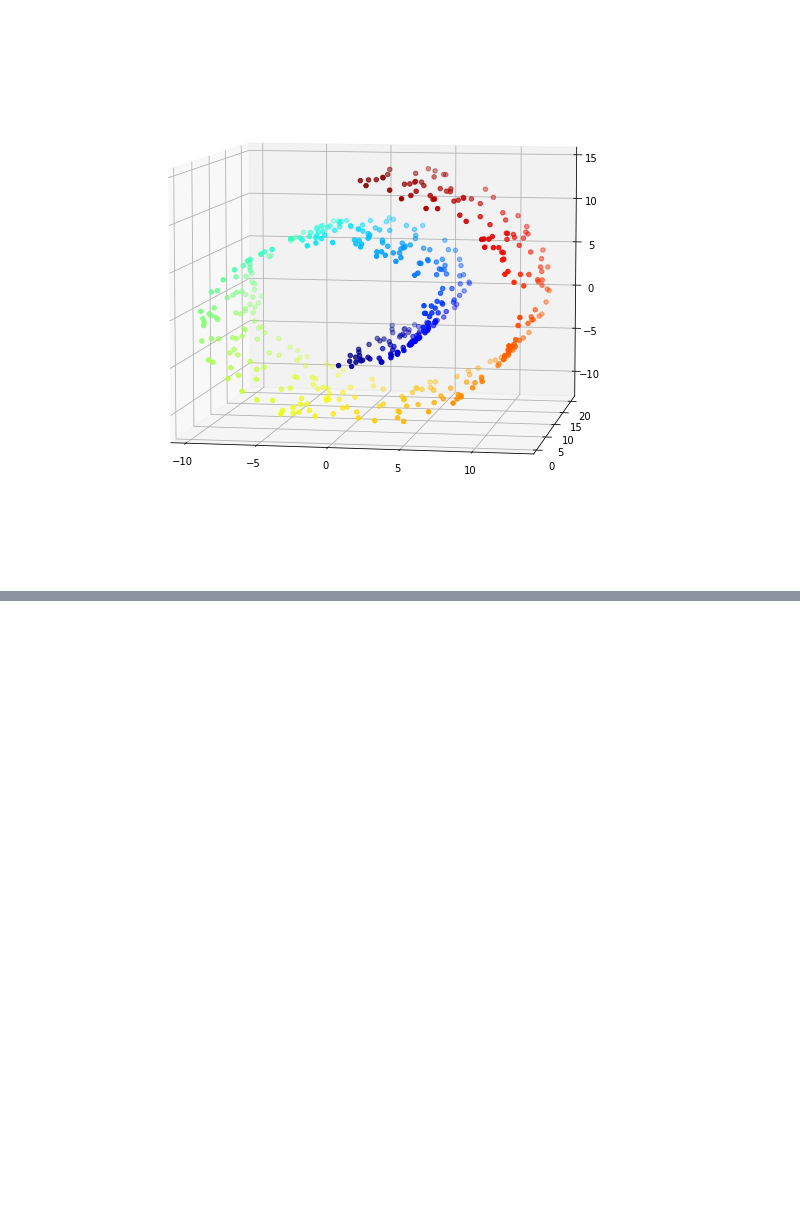
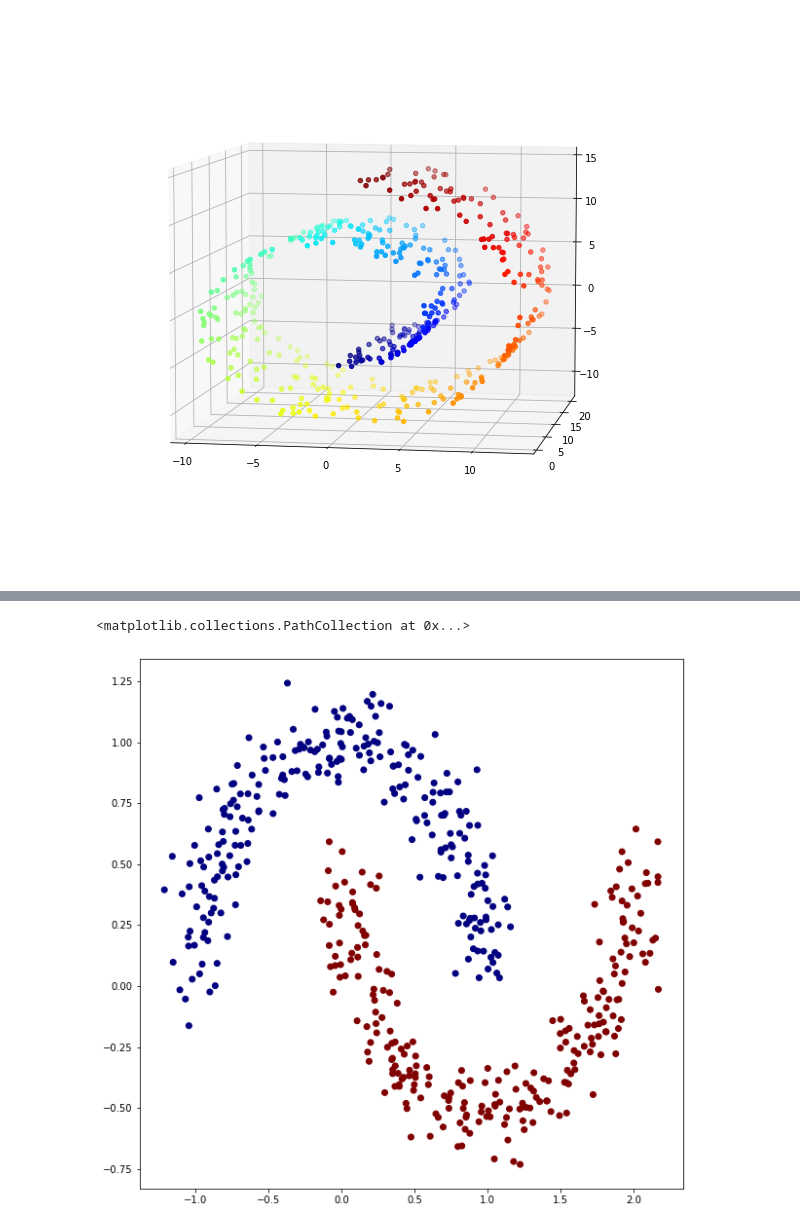
Before and after one commit to dslisleedh/from_scratch, a Jupyter notebook: dimension reduction/UniformManifoldApproximationandProjection/UniformManifoldApproximationandProjection.ipynb, the cells around one changed output, grey strips where cells are left out. Drawn from its saved outputs; the diff is of its cells as text; code cells hidden in the pictures; blank space fills up the shorter version.

```diff
--- a/dimension reduction/UniformManifoldApproximationandProjection/UniformManifoldApproximationandProjection.ipynb
+++ b/dimension reduction/UniformManifoldApproximationandProjection/UniformManifoldApproximationandProjection.ipynb
@@ -157,0 +158,8 @@ ani.save('UniformManifoldApproximationandProjectionGD.gif', writer='pillow', dpi
+# %%
+X2, color2 = datasets.make_moons(random_state=42, n_samples = 500, noise=.1)
+fig = plt.figure(figsize=(10, 10))
+ax = fig.add_subplot(111)
+ax.scatter(X2[:, 0], X2[:, 1], c=color2, cmap=plt.cm.jet)
+# %% [output]
+<matplotlib.collections.PathCollection at 0x...>
+[figure, added]
```
Also changed, not shown: parts of 7 cells of this notebook, 8 other files.
